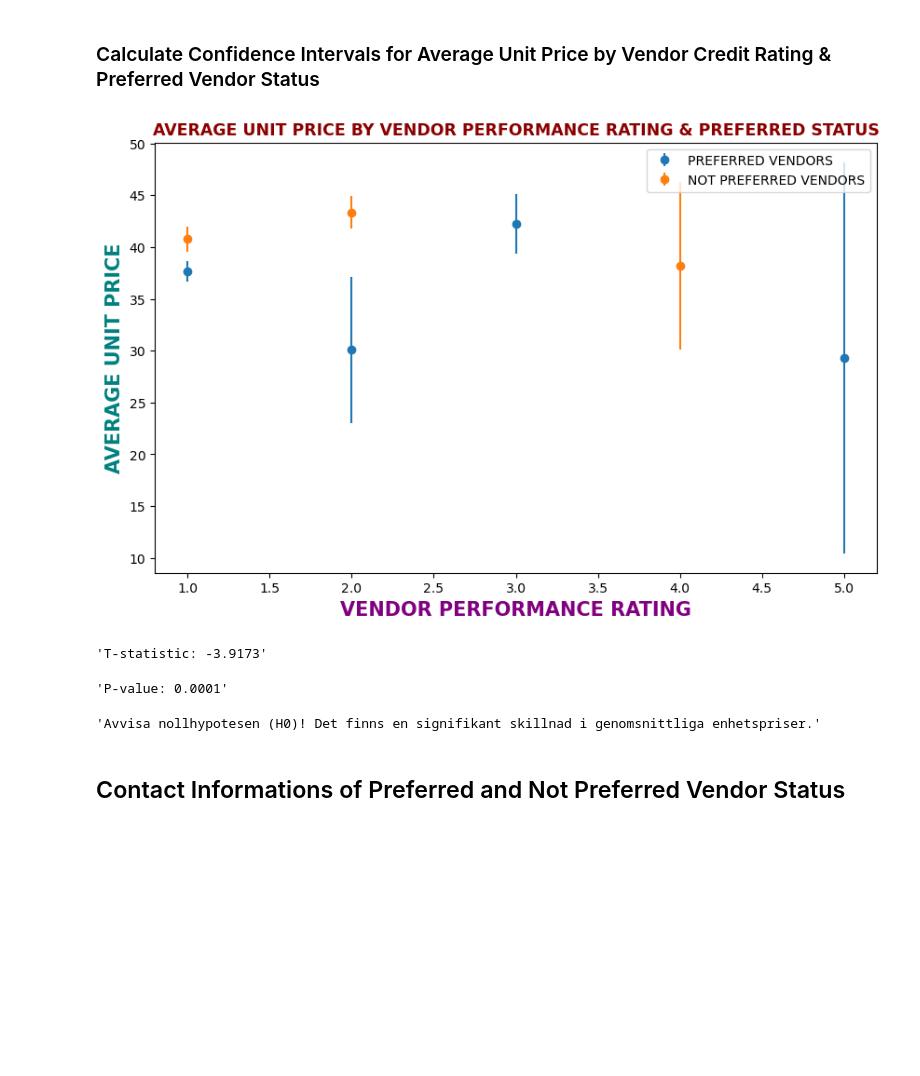
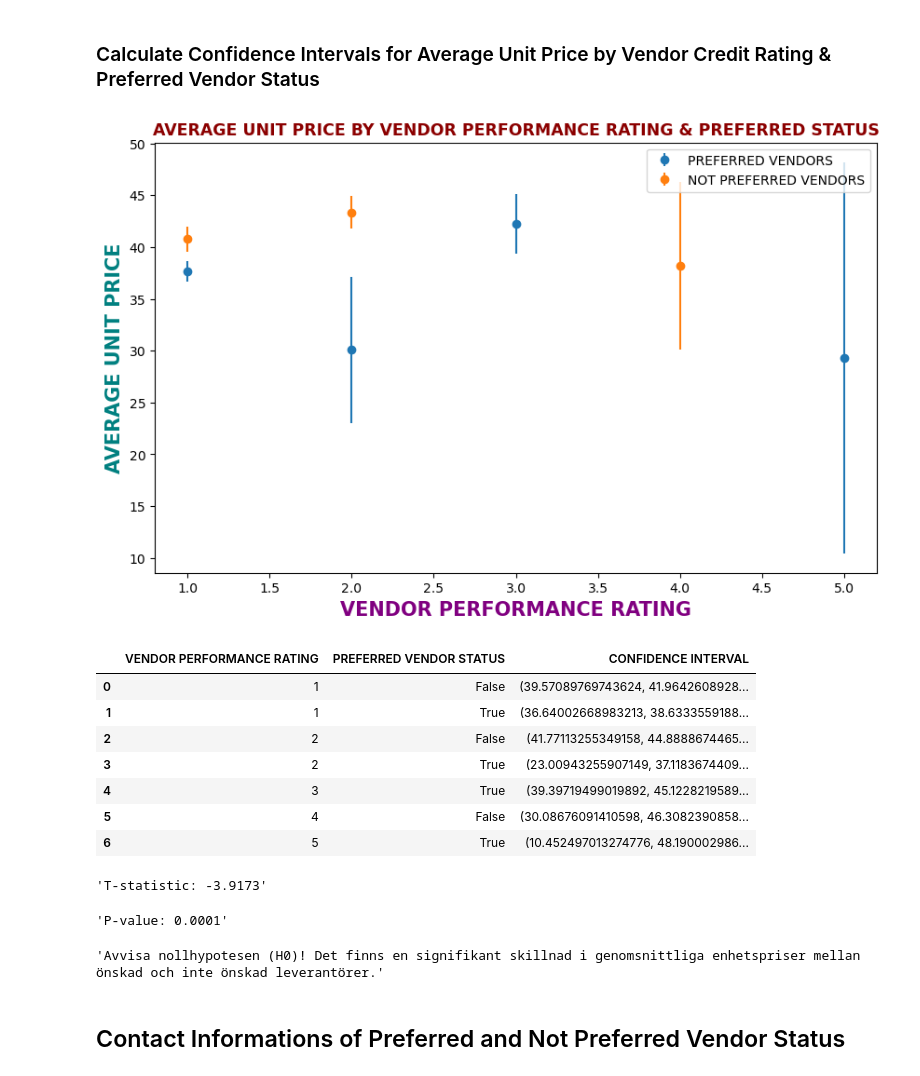
Before and after one commit to girlierazon84/SQL_Kunskapskontroll_AdventureWorks2022, a Jupyter notebook: Kunskapskontroll_SQL_AdventureWorks2022_Database.ipynb, the cells around one changed output. Saved outputs shown, nothing was run; the diff lists cells and outputs as text; code cells hidden in the pictures; blank space fills up the shorter version.

```diff
--- a/Kunskapskontroll_SQL_AdventureWorks2022_Database.ipynb
+++ b/Kunskapskontroll_SQL_AdventureWorks2022_Database.ipynb
@@ -128,55 +185,71 @@ plt.show()
 # %% [markdown]
 ### Calculate Confidence Intervals for Average Unit Price by Vendor Credit Rating & Preferred Vendor Status
 # %%
-# Analysera föredragna och icke-föredragna leverantörer, beräknar konfidensintervall för genomsnittliga enhetspriser,
-# utför en hypotesprövning, visualiserar konfidensintervallen och visar resultaten.
+# Beräkna konfidensintervallet för AvgUnitPrice baserat på VendorPerformanceRating och PreferredVendorStatus
+confidence_interval_pref = []
+for group, group_data in vendor_performance_data.groupby(['VendorPerformanceRating', 'PreferredVendorStatus']):
+    data = group_data['AvgUnitPrice']
+    interval = stats.t.interval(0.95, len(data) - 1, loc=data.mean(), scale=stats.sem(data))
+    confidence_interval_pref.append({'VENDOR PERFORMANCE RATING': group[0], 'PREFERRED VENDOR STATUS': group[1], 'CONFIDENCE INTERVAL': interval})
 
-# Separera data för föredragna och icke-föredragna leverantörer
+# Visa konfidensintervallen i en DataFrame
+confidence_interval_pref_df = pd.DataFrame(confidence_interval_pref)
+
+# Separera data för 'Önskad' = TRUE ; 'Inte önskad' = FALSE
 preferred_vendors = vendor_performance_data[vendor_performance_data['PreferredVendorStatus'] == True]
 not_preferred_vendors = vendor_performance_data[vendor_performance_data['PreferredVendorStatus'] == False]
 
-# display(preferred_vendors, not_preferred_vendors)
+# Beräkna konfidensintervall för 'Önskad' = TRUE
+ci_preferred = {}
+for group, group_data in preferred_vendors.groupby('VendorPerformanceRating'):
+    data = group_data['AvgUnitPrice']
+    ci = stats.t.interval(0.95, len(data) - 1, loc=data.mean(), scale=stats.sem(data))
+    ci_preferred[group] = ci
 
-#  Beräkna konfidensintervall för genomsnittligt enhetspris baserat på leverantörsprestandabetyg för föredragna leverantörer
-ci_preferred = preferred_vendors.groupby('VendorPerformanceRating')['AvgUnitPrice'].agg(stats.sem, ddof=1) * \
-               stats.t.ppf((1 + 0.95) / 2, preferred_vendors.groupby('VendorPerformanceRating')['AvgUnitPrice'].count() - 1)
+# Beräkna konfidensintervall för 'Inte önskad' = FALSE
+ci_not_preferred = {}
+for group, group_data in not_preferred_vendors.groupby('VendorPerformanceRating'):
+    data = group_data['AvgUnitPrice']
+    ci = stats.t.interval(0.95, len(data) - 1, loc=data.mean(), scale=stats.sem(data))
+    ci_not_preferred[group] = ci
 
-# Beräkna konfidensintervall för genomsnittligt enhetspris baserat på leverantörsprestandabetyg för icke-föredragna leverantörer
-ci_not_preferred = not_preferred_vendors.groupby('VendorPerformanceRating')['AvgUnitPrice'].agg(stats.sem, ddof=1) * \
-                   stats.t.ppf((1 + 0.95) / 2, not_preferred_vendors.groupby('VendorPerformanceRating')['AvgUnitPrice'].count() - 1)
-
-# display(ci_preferred, ci_not_preferred)
-
-# Hypotesprövning mellan föredragna status = true och icke-föredragna = false
+# Hypotesprövning mellan 'Önskad' = TRUE ; 'Inte önskad' = FALSE
 t_stat, p_value = stats.ttest_ind(preferred_vendors['AvgUnitPrice'], not_preferred_vendors['AvgUnitPrice'])
-
-# display(t_stat, p_value)
 
 # Visualisera konfidensintervall
 plt.figure(figsize=(10, 6))
-plt.errorbar(ci_preferred.index, preferred_vendors.groupby('VendorPerformanceRating')['AvgUnitPrice'].mean(),
-             yerr=ci_preferred.values, label='PREFERRED VENDORS', fmt='o')
-plt.errorbar(ci_not_preferred.index, not_preferred_vendors.groupby('VendorPerformanceRating')['AvgUnitPrice'].mean(),
-             yerr=ci_not_preferred.values, label='NOT PREFERRED VENDORS', fmt='o')
+plt.errorbar(ci_preferred.keys(), preferred_vendors.groupby('VendorPerformanceRating')['AvgUnitPrice'].mean(),
+             yerr=[(ci[1] - ci[0]) / 2 for ci in ci_preferred.values()], label='PREFERRED VENDORS', fmt='o')
+plt.errorbar(ci_not_preferred.keys(), not_preferred_vendors.groupby('VendorPerformanceRating')['AvgUnitPrice'].mean(),
+             yerr=[(ci[1] - ci[0]) / 2 for ci in ci_not_preferred.values()], label='NOT PREFERRED VENDORS', fmt='o')
 plt.xlabel('VENDOR PERFORMANCE RATING', size='15', color='purple', weight='1000')
 plt.ylabel('AVERAGE UNIT PRICE', size='15', color='teal', weight='1000')
 plt.title('AVERAGE UNIT PRICE BY VENDOR PERFORMANCE RATING & PREFERRED STATUS', size='12.5', color='darkred', weight='1000')
 plt.legend()
 plt.show()
 
-# Visa resultaten
+# Visa / skriv ut resultaten
+display(confidence_interval_pref_df)
 display(f"T-statistic: {t_stat:.4f}", f"P-value: {p_value:.4f}")
 
 # Avgör om H0 ska avvisas eller inte och skriv ut resultatet
 if p_value <= 0.05:
-    display("Avvisa nollhypotesen (H0)! Det finns en signifikant skillnad i genomsnittliga enhetspriser.")
+    display("Avvisa nollhypotesen (H0)! Det finns en signifikant skillnad i genomsnittliga enhetspriser mellan önskad och inte önskad leverantörer.")
 else:
-    display("Misslyckades att avvisa nollhypotesen (H0)! Det kanske inte finns en signifikant skillnad i genomsnittliga enhetspriser.")
+    display("Misslyckades att avvisa nollhypotesen (H0)! Det kanske inte finns en signifikant skillnad i genomsnittliga enhetspriser mellan önskad och inte önskad leverantörer.")
 # %% [output]
 [figure]
+|  | VENDOR PERFORMANCE RATING | PREFERRED VENDOR STATUS | CONFIDENCE INTERVAL |
+| 0 | 1 | False | (39.57089769743624, 41.9642608928... |
+| 1 | 1 | True | (36.64002668983213, 38.6333559188... |
+| 2 | 2 | False | (41.77113255349158, 44.8888674465... |
+| 3 | 2 | True | (23.00943255907149, 37.1183674409... |
+| 4 | 3 | True | (39.39719499019892, 45.1228219589... |
+| 5 | 4 | False | (30.08676091410598, 46.3082390858... |
+| 6 | 5 | True | (10.452497013274776, 48.190002986... |
 'T-statistic: -3.9173'
 'P-value: 0.0001'
-'Avvisa nollhypotesen (H0)! Det finns en signifikant skillnad i genomsnittliga enhetspriser.'
+'Avvisa nollhypotesen (H0)! Det finns en signifikant skillnad i genomsnittliga enhetspriser mellan önskad och inte önskad leverantörer.'
 # %% [markdown]
 ## Contact Informations of Preferred and Not Preferred Vendor Status
 # %%
```
Also changed, not shown: parts of 7 cells of this notebook.
